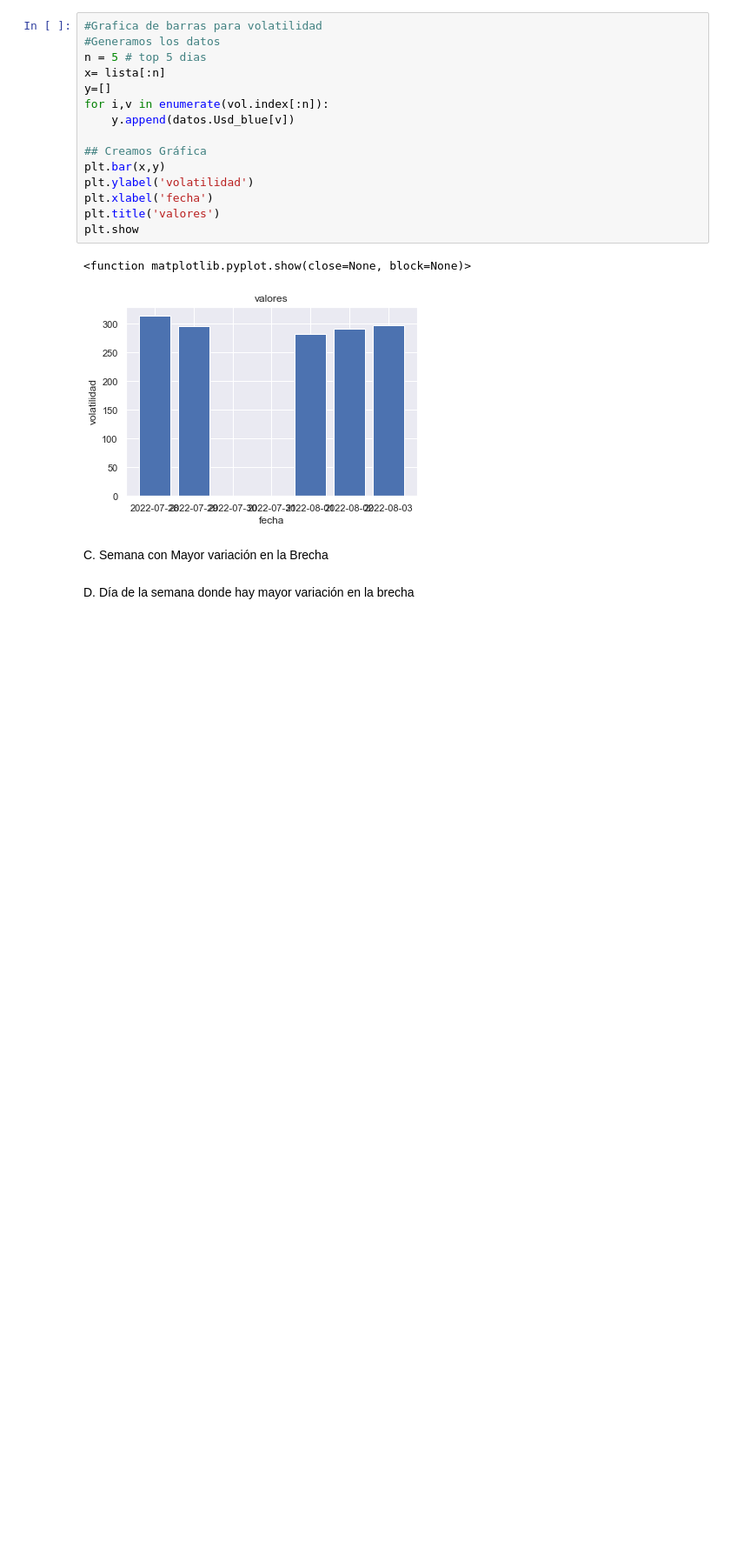
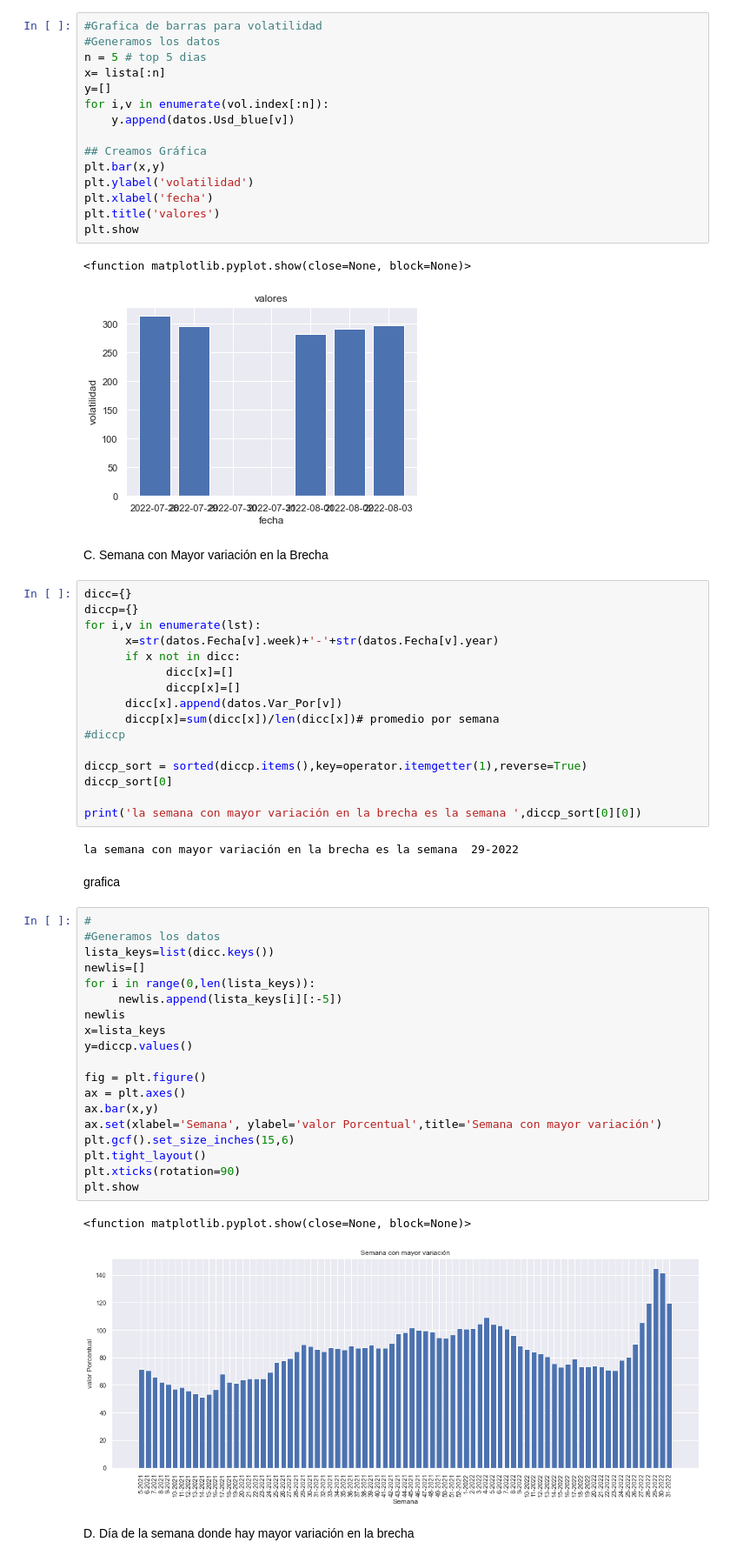
Before and after one commit to jeanApi/Proyecto_DolarBlue-DolarOficial, a Jupyter notebook: PI.ipynb, the cells around one changed output. Shown: that part at 87% size. Cells and saved outputs as stored; diff of their text form; blank space fills up the shorter version.

```diff
--- a/PI.ipynb
+++ b/PI.ipynb
@@ -330,5 +340,47 @@ plt.show
 [figure]
 # %% [markdown]
 C. Semana con Mayor variación en la Brecha
+# %%
+dicc={}
+diccp={}
+for i,v in enumerate(lst):
+      x=str(datos.Fecha[v].week)+'-'+str(datos.Fecha[v].year)
+      if x not in dicc:
+            dicc[x]=[]
+            diccp[x]=[]
+      dicc[x].append(datos.Var_Por[v])
+      diccp[x]=sum(dicc[x])/len(dicc[x])# promedio por semana
+#diccp
+
+diccp_sort = sorted(diccp.items(),key=operator.itemgetter(1),reverse=True)
+diccp_sort[0]
+
+print('la semana con mayor variación en la brecha es la semana ',diccp_sort[0][0])
+# %% [output]
+la semana con mayor variación en la brecha es la semana  29-2022
+# %% [markdown]
+grafica
+# %%
+#
+#Generamos los datos
+lista_keys=list(dicc.keys())
+newlis=[]
+for i in range(0,len(lista_keys)):
+     newlis.append(lista_keys[i][:-5])
+newlis
+x=lista_keys
+y=diccp.values()
+
+fig = plt.figure()
+ax = plt.axes()
+ax.bar(x,y)
+ax.set(xlabel='Semana', ylabel='valor Porcentual',title='Semana con mayor variación')
+plt.gcf().set_size_inches(15,6)
+plt.tight_layout()
+plt.xticks(rotation=90)
+plt.show
+# %% [output]
+<function matplotlib.pyplot.show(close=None, block=None)>
+[figure, added]
 # %% [markdown]
 D. Día de la semana donde hay mayor variación en la brecha
```
Also changed, not shown: parts of 27 cells of this notebook, 1 other file.
